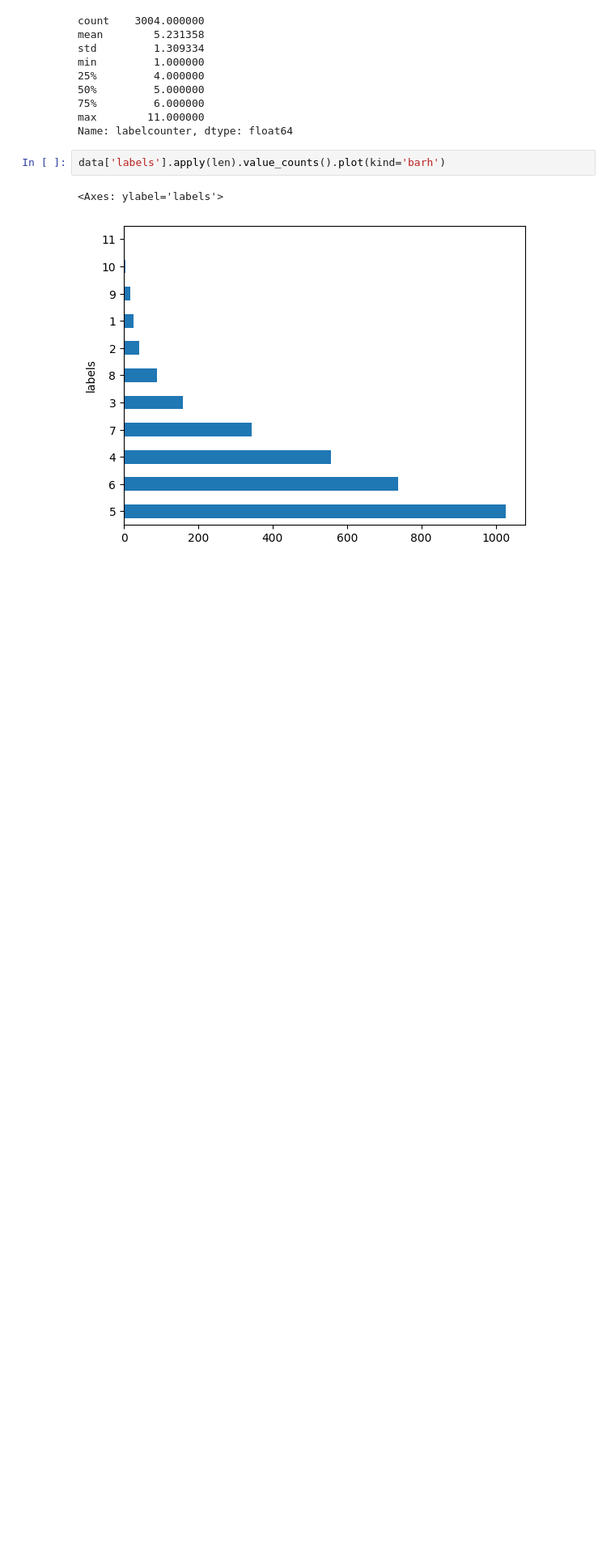
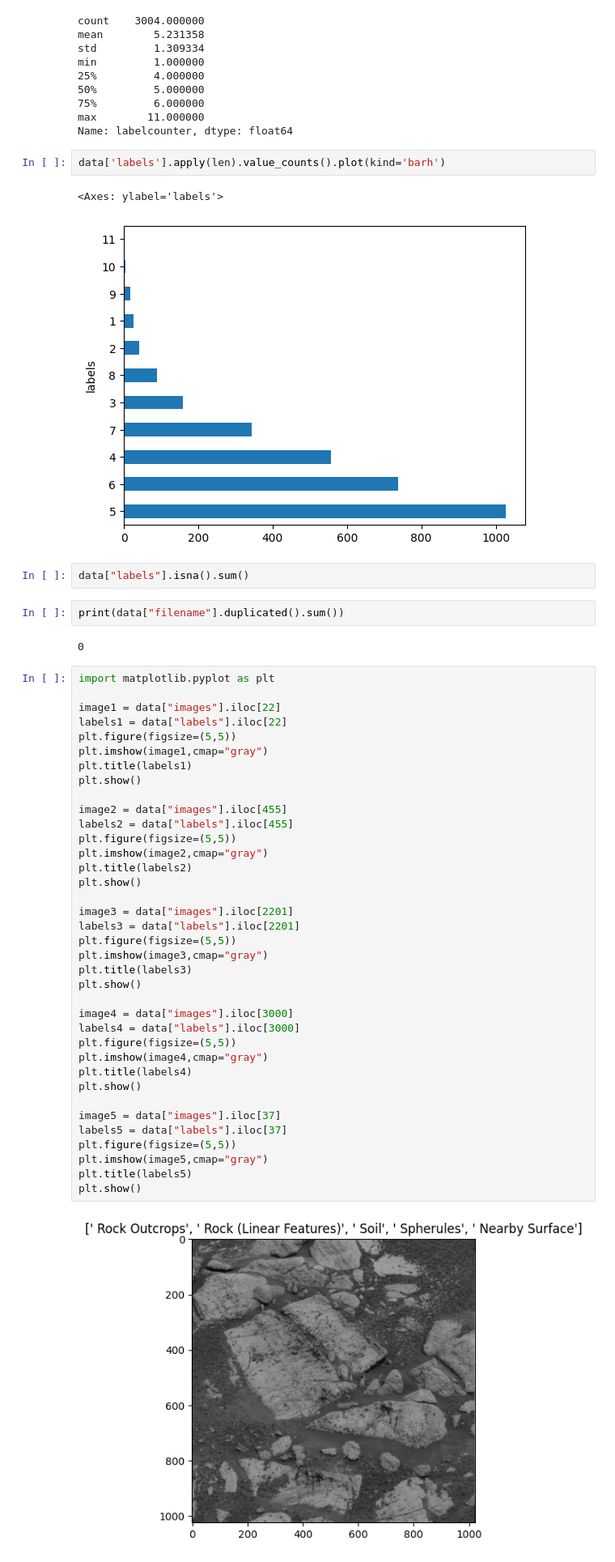
Before and after one commit to cillianmurphy45/MachineLearningCA, a Jupyter notebook: labelEDA.ipynb, the cells around one changed output. Shown at 81% size. Saved outputs shown, nothing was run; the diff lists cells and outputs as text; blank space fills up the shorter version.

Commit message:
more label eda

```diff
--- a/labelEDA.ipynb
+++ b/labelEDA.ipynb
@@ -148,3 +133,48 @@ data['labels'].apply(len).value_counts().plot(kind='barh')
 # %% [output]
 <Axes: ylabel='labels'>
 [figure]
+# %%
+data["labels"].isna().sum()
+# %%
+print(data["filename"].duplicated().sum())
+# %% [output]
+0
+# %%
+import matplotlib.pyplot as plt
+
+image1 = data["images"].iloc[22]
+labels1 = data["labels"].iloc[22]
+plt.figure(figsize=(5,5))
+plt.imshow(image1,cmap="gray")
+plt.title(labels1)
+plt.show()
+
+image2 = data["images"].iloc[455]
+labels2 = data["labels"].iloc[455]
+plt.figure(figsize=(5,5))
+plt.imshow(image2,cmap="gray")
+plt.title(labels2)
+plt.show()
+
+image3 = data["images"].iloc[2201]
+labels3 = data["labels"].iloc[2201]
+plt.figure(figsize=(5,5))
+plt.imshow(image3,cmap="gray")
+plt.title(labels3)
+plt.show()
+
+image4 = data["images"].iloc[3000]
+labels4 = data["labels"].iloc[3000]
+plt.figure(figsize=(5,5))
+plt.imshow(image4,cmap="gray")
+plt.title(labels4)
+plt.show()
+
+image5 = data["images"].iloc[37]
+labels5 = data["labels"].iloc[37]
+plt.figure(figsize=(5,5))
+plt.imshow(image5,cmap="gray")
+plt.title(labels5)
+plt.show()
+# %% [output]
+[figure, added]
```
Also changed, not shown: parts of 8 cells of this notebook.
